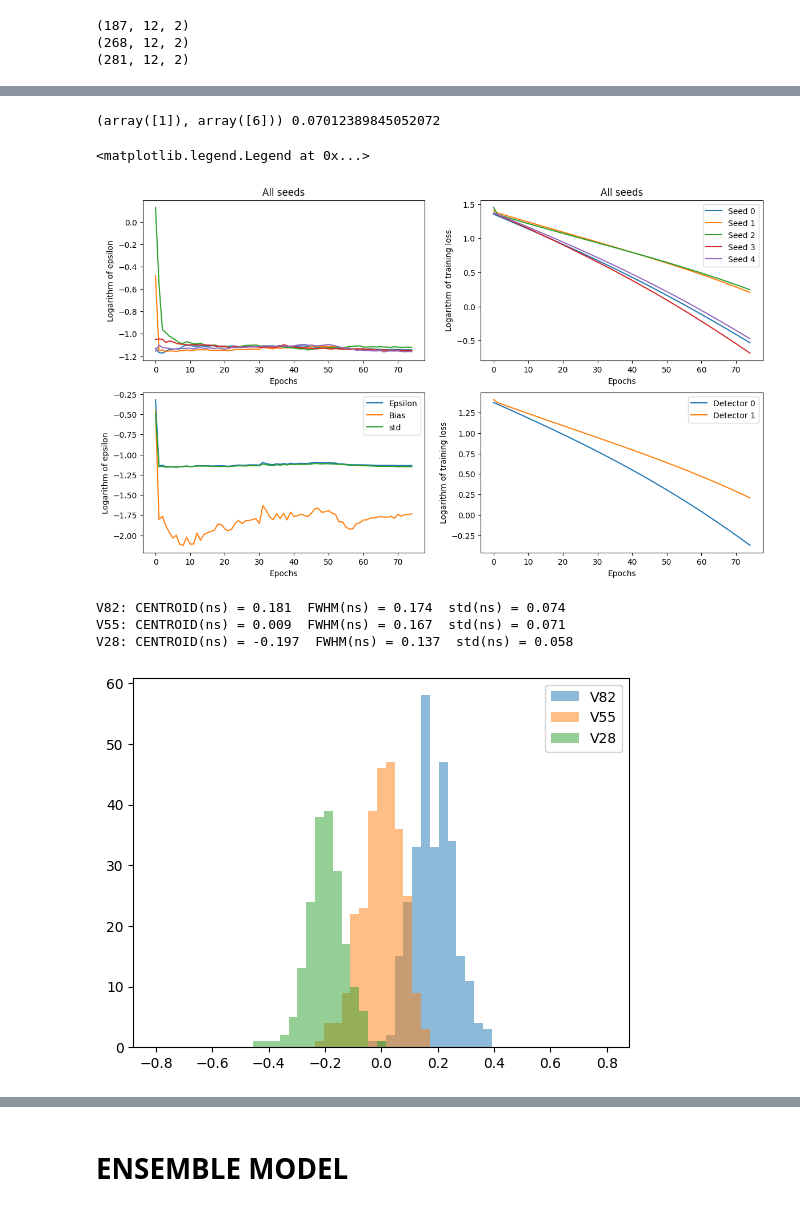
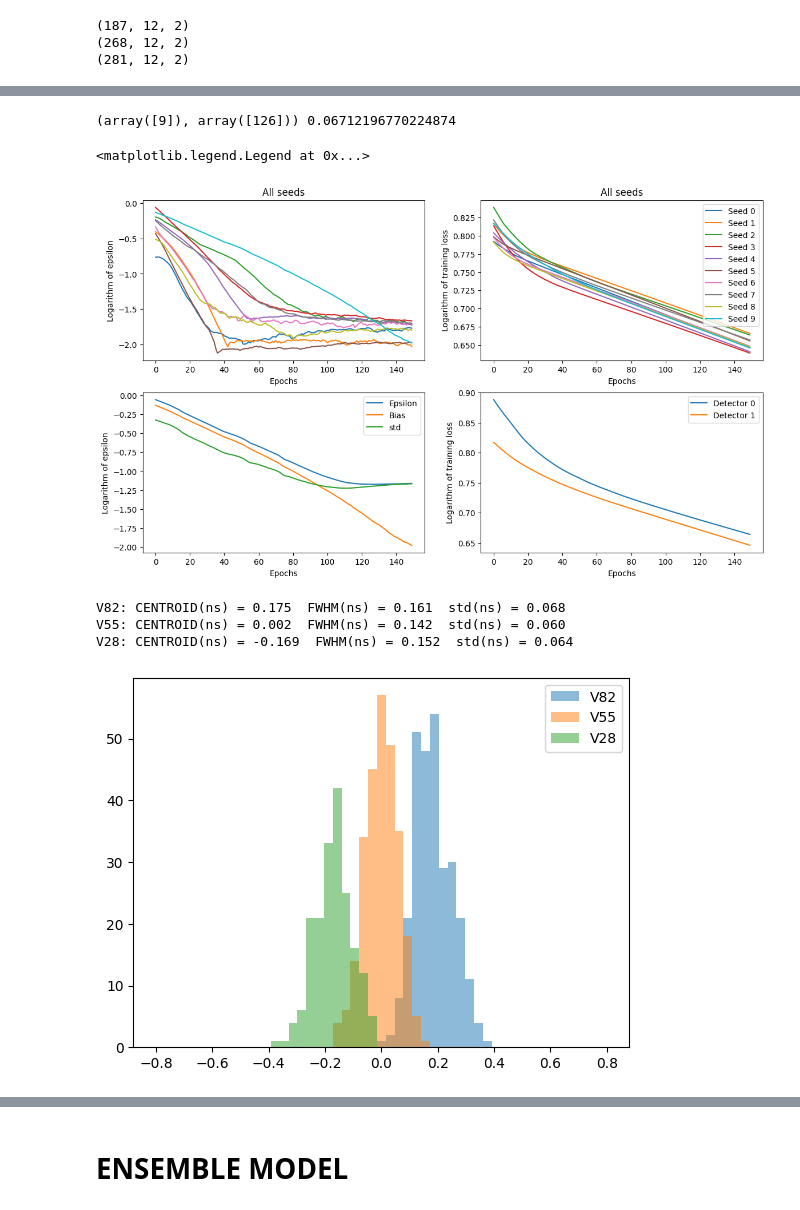
Before and after one commit to wjosefw/Signal-processing-with-Neural-networks, a Jupyter notebook: simulados_plus_mean_pulses.ipynb, the cells around one changed output, grey strips where cells are left out. Drawn from its saved outputs; the diff is of its cells as text; code cells hidden in the pictures.

```diff
--- a/simulados_plus_mean_pulses.ipynb
+++ b/simulados_plus_mean_pulses.ipynb
@@ -177,7 +187,8 @@ INPUT_dec1 = np.zeros((Ncasos,Nt_new))
 for i in range(Ncasos):
   centro = t0[i]
   #PULSO = pulso(t, centro, tau_rise = tau_rise_dec1)
-  PULSO = pulso_escalon(t, centro, A= 0.7)
+  PULSO = pulso_escalon(t, centro, A = 0.6)
+  #PULSO = pulso_sigmoid(tiempo_new, centro, A = Photon_yield, center_window = center_window_dec1, rise_window = rise_window_dec1, tau_rise = tau_rise_dec1, tau_drop = tau_drop_dec1, NOISE = False)
   INPUT_dec1[i,:] = PULSO
 
 #------------------------------ Create copies of the mean pulse ----------------------------
@@ -185,11 +196,11 @@ INPUT2_dec1 = np.zeros((Ncasos_mean,len(mean_pulse_dec1)))
 INPUT2_dec1[:,:] = np.roll(mean_pulse_dec1, -15)
 # %%
 #-------------------------------- Delay simulated pulses --------------------------------------------
-INPUT_dec1, REF_dec1 = create_and_delay_pulse_pair(INPUT_dec1, new_time_step, t_shift = 0, delay_steps = 32, NOISE = True)
+INPUT_dec1, REF_dec1 = create_and_delay_pulse_pair(INPUT_dec1, new_time_step, delay_steps = 32, NOISE = True)
 
 
 #--------------------------------- Delay mean pulse ----------------------------------------------------
-INPUT2_dec1, REF2_dec1 = create_and_delay_pulse_pair(INPUT2_dec1, new_time_step, t_shift = 0, delay_steps = 32, NOISE = True)
+INPUT2_dec1, REF2_dec1 = create_and_delay_pulse_pair(INPUT2_dec1, new_time_step, delay_steps = 32, NOISE = True)
 
 
 #--------------------------------- Create train set ----------------------------------------------------
@@ -280,6 +268,6 @@ def model_definition(NM):
 # %%
-epochs = 75
-num_semillas = 5
+epochs = 150
+num_semillas = 10
 
 epsilon = []
 bias = []
@@ -293,14 +281,14 @@ TOFN_V82_list = []
 
 for i in range(num_semillas):
 
-  model_dec0 = model_definition(NM)
-  model_dec1 = model_definition(NM)
+  model_dec0 = model_definition(NM = NM, NN = 32, STD_INIT = 0.5)
+  model_dec1 = model_definition(NM = NM, NN = 32, STD_INIT = 0.5)
 
-  opt_dec0 = tf.keras.optimizers.AdamW(learning_rate = 5e-4)
-  opt_dec1 = tf.keras.optimizers.AdamW(learning_rate = 5e-4)
+  opt_dec0 = tf.keras.optimizers.AdamW(learning_rate = 1e-4)
+  opt_dec1 = tf.keras.optimizers.AdamW(learning_rate = 1e-4)
 
-  model_dec0.compile(optimizer=opt_dec0,loss='MSE')
-  model_dec1.compile(optimizer=opt_dec1,loss='MSE')
+  model_dec0.compile(optimizer= opt_dec0,loss = 'MSE')
+  model_dec1.compile(optimizer= opt_dec1,loss = 'MSE')
 
   squared_sum = []
   MEC = []
@@ -312,8 +300,8 @@ for i in range(num_semillas):
   TOFN_V82_epoch = []
 
   for epoch in range(epochs):
-     history_dec0 = model_dec0.fit(x=[M_Train_dec0[:,:,0], M_Train_dec0[:,:,1]],y = REF_train_dec0, epochs = 10, batch_size = 64, shuffle = True, verbose = 1)
-     history_dec1 = model_dec1.fit(x=[M_Train_dec1[:,:,0], M_Train_dec1[:,:,1]],y = REF_train_dec1, epochs = 10, batch_size = 64, shuffle = True, verbose = 1)
+     history_dec0 = model_dec0.fit(x = [M_Train_dec0[:,:,0], M_Train_dec0[:,:,1]], y = REF_train_dec0, epochs = 1, batch_size = 64, shuffle = True, verbose = 1)
+     history_dec1 = model_dec1.fit(x = [M_Train_dec1[:,:,0], M_Train_dec1[:,:,1]], y = REF_train_dec1, epochs = 1, batch_size = 64, shuffle = True, verbose = 1)
 
      loss_dec0.append(history_dec0.history['loss'][-1])
      loss_dec1.append(history_dec1.history['loss'][-1])
@@ -390,6 +378,6 @@ Epoch 6/10
 # %%
-epsilon = np.array(epsilon, dtype='float64')
-bias = np.array(bias, dtype='float64')
+epsilon = np.array(epsilon, dtype = 'float64')
+bias = np.array(bias, dtype = 'float64')
 std = np.array(std, dtype = 'float64')
 
 training_loss_dec0 = np.array(training_loss_dec0, dtype = 'float64')
@@ -397,60 +385,60 @@ training_loss_dec1 = np.array(training_loss_dec1, dtype = 'float64')
 
 
 print(np.where(epsilon == np.min(epsilon)), np.min(epsilon))
-index = 1
-plt.figure(figsize=(14,8))
+index = 9
+plt.figure(figsize = (14,8))
 
 plt.subplot(2,2,1)
 for i in range(epsilon.shape[0]):
   #plt.plot(np.log10(epsilon[i,:]))
-  plt.plot(np.log10(std[i,:]))
+  plt.plot(np.log10(bias[i,:]))
 plt.ylabel('Logarithm of epsilon')
 plt.xlabel('Epochs')
 plt.title('All seeds')
 
 plt.subplot(2,2,2)
 for i in range(training_loss_dec0.shape[0]):
   label = 'Seed' + ' ' + str(i)
-  #plt.plot(np.log10(training_loss_dec0[i,:]),label=label)
-  plt.plot(np.log10(training_loss_dec1[i,:]),label=label)
+  #plt.plot(np.log10(training_loss_dec0[i,:]), label = label)
+  plt.plot(np.log10(training_loss_dec1[i,:]), label = label)
 plt.legend()
 plt.ylabel('Logarithm of training loss')
 plt.xlabel('Epochs')
 plt.title('All seeds')
 
 
 plt.subplot(2,2,3)
 plt.plot(np.log10(epsilon[index,:]), label = 'Epsilon')
 plt.plot(np.log10(bias[index,:]), label = 'Bias')
 plt.plot(np.log10(std[index,:]), label = 'std')
 plt.legend()
 plt.ylabel('Logarithm of epsilon')
 plt.xlabel('Epochs')
 
 plt.subplot(2,2,4)
-plt.plot(np.log10(training_loss_dec0[index,:]),label='Detector 0')
-plt.plot(np.log10(training_loss_dec1[index,:]),label='Detector 1')
+plt.plot(np.log10(training_loss_dec0[index,:]),label = 'Detector 0')
+plt.plot(np.log10(training_loss_dec1[index,:]),label = 'Detector 1')
 plt.ylabel('Logarithm of training loss')
 plt.xlabel('Epochs')
 
 plt.legend()
 # %% [output]
-(array([1]), array([6])) 0.07012389845052072
+(array([9]), array([126])) 0.06712196770224874
 <matplotlib.legend.Legend at 0x...>
-[figure, old version]
+[figure, new version]
 # %%
-epoch = 6
+epoch = 126
 #------------------------------------------- Histogram and gaussian fit -----------------------------------------------
-nbins=51
-histogN_V82, binsN, patchesN  = plt.hist(TOFN_V82_array[index,epoch,:] - np.mean(TOFN_V55_array[index,epoch,:]),bins=nbins,range=[-0.8,0.8],alpha = 0.5,label='V82');
+nbins = 51
+histogN_V82, binsN, patchesN  = plt.hist(TOFN_V82_array[index,epoch,:] - np.mean(TOFN_V55_array[index,epoch,:]), bins = nbins, range = [-0.8,0.8], alpha = 0.5, label = 'V82');
 cbinsN = 0.5*(binsN[1:]+binsN[0:-1])
 HN, AN, x0N_V82, sigmaN_V82 = gauss_fit(cbinsN, histogN_V82)
 
-histogN_V55, binsN, patchesN  = plt.hist(TOFN_V55_array[index,epoch,:] - np.mean(TOFN_V55_array[index,epoch,:]),bins=nbins,range=[-0.8,0.8],alpha = 0.5,label='V55');
+histogN_V55, binsN, patchesN  = plt.hist(TOFN_V55_array[index,epoch,:] - np.mean(TOFN_V55_array[index,epoch,:]), bins = nbins, range = [-0.8,0.8], alpha = 0.5, label = 'V55');
 cbinsN = 0.5*(binsN[1:]+binsN[0:-1])
 HN, AN, x0N_V55, sigmaN_V55 = gauss_fit(cbinsN, histogN_V55)
 
-histogN_V28, binsN, patchesN  = plt.hist(TOFN_V28_array[index,epoch,:] - np.mean(TOFN_V55_array[index,epoch,:]),bins=nbins,range=[-0.8,0.8],alpha = 0.5,label='V28');
+histogN_V28, binsN, patchesN  = plt.hist(TOFN_V28_array[index,epoch,:] - np.mean(TOFN_V55_array[index,epoch,:]), bins = nbins, range = [-0.8,0.8], alpha = 0.5, label = 'V28');
 cbinsN = 0.5*(binsN[1:]+binsN[0:-1])
 HN, AN, x0N_V28, sigmaN_V28 = gauss_fit(cbinsN, histogN_V28)
 plt.legend()
@@ -466,10 +454,10 @@ print("V82: CENTROID(ns) = %.3f  FWHM(ns) = %.3f  std(ns) = %.3f" % (x0N_V82, FW
 print("V55: CENTROID(ns) = %.3f  FWHM(ns) = %.3f  std(ns) = %.3f" % (x0N_V55, FWHMN_V55, sigmaN_V55))
 print("V28: CENTROID(ns) = %.3f  FWHM(ns) = %.3f  std(ns) = %.3f" % (x0N_V28, FWHMN_V28, sigmaN_V28))
 # %% [output]
-V82: CENTROID(ns) = 0.181  FWHM(ns) = 0.174  std(ns) = 0.074
-V55: CENTROID(ns) = 0.009  FWHM(ns) = 0.167  std(ns) = 0.071
-V28: CENTROID(ns) = -0.197  FWHM(ns) = 0.137  std(ns) = 0.058
+V82: CENTROID(ns) = 0.175  FWHM(ns) = 0.161  std(ns) = 0.068
+V55: CENTROID(ns) = 0.002  FWHM(ns) = 0.142  std(ns) = 0.060
+V28: CENTROID(ns) = -0.169  FWHM(ns) = 0.152  std(ns) = 0.064
-[figure, old version]
+[figure, new version]
 # %%
 Error_V82 = (TOFN_V82_array[index,epoch,:] - np.mean(TOFN_V55_array[index,epoch,:]) - 0.2)**2
 Error_V55 = (TOFN_V55_array[index,epoch,:] - np.mean(TOFN_V55_array[index,epoch,:]))**2
```
Also changed, not shown: parts of 21 cells of this notebook.
